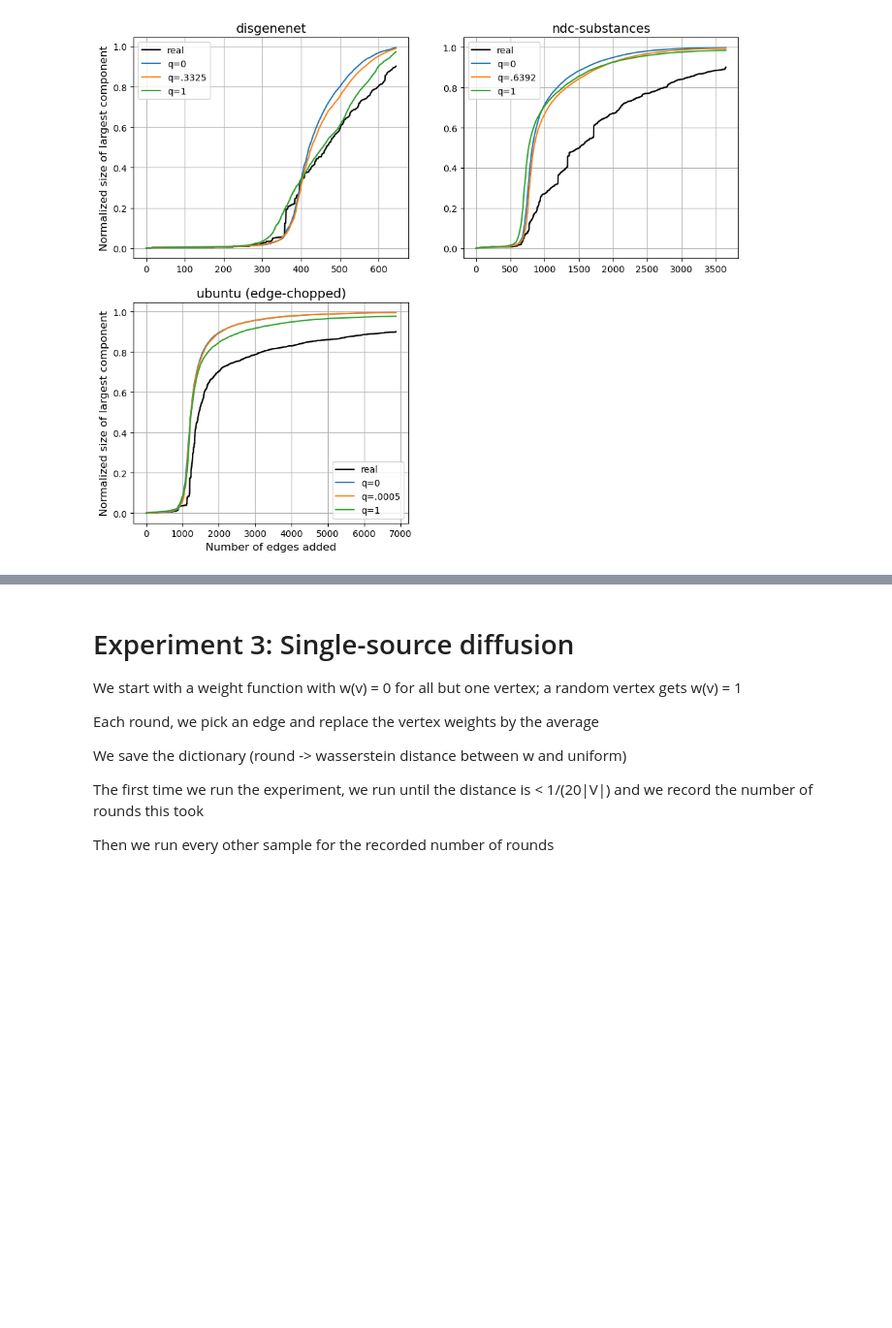
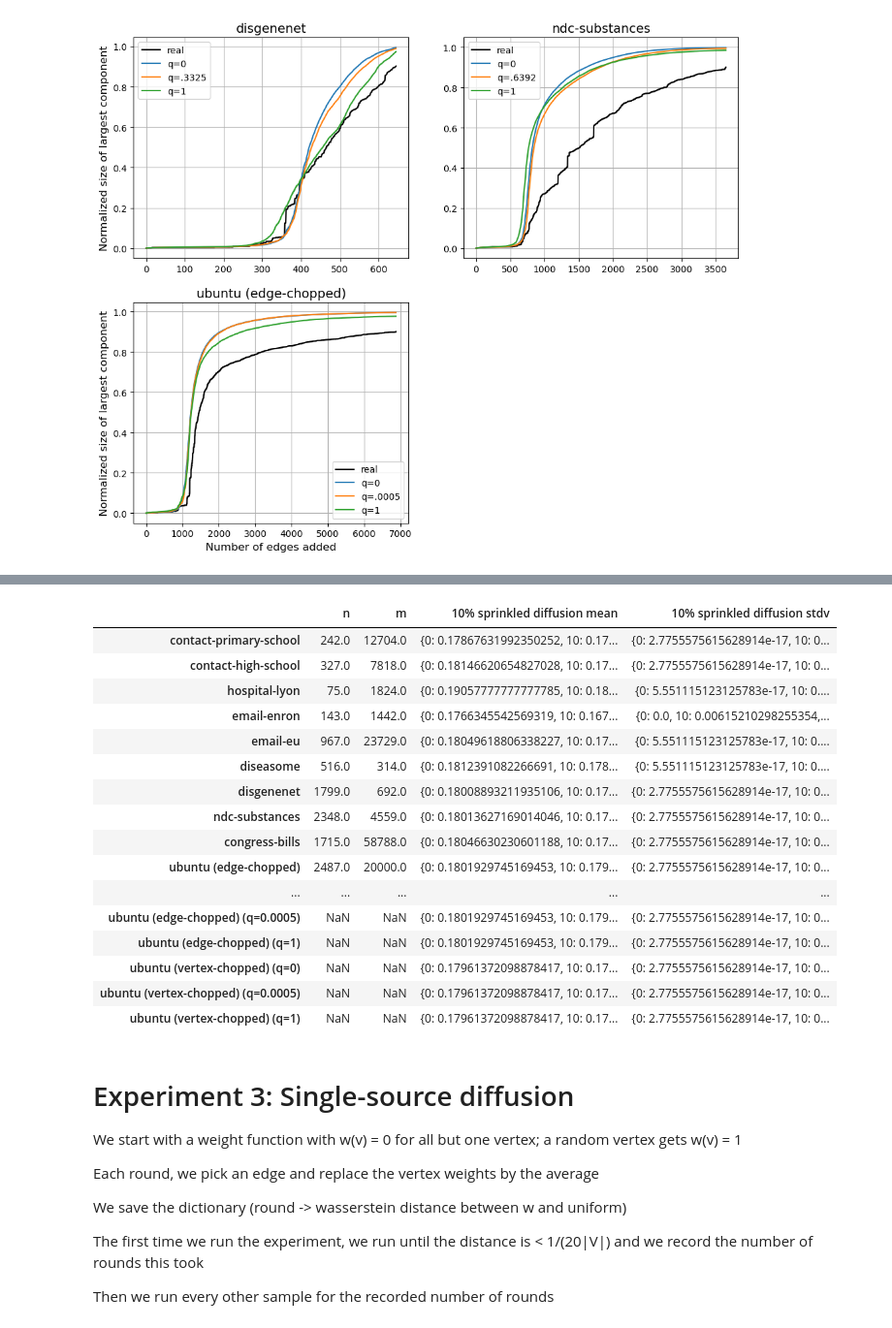
Before and after one commit to emilylackershire/Simplicial_Ratio, a Jupyter notebook: Experiments/Experiments.ipynb, the cells around one changed output, grey strips where cells are left out. Shown at 97% size. Cells and saved outputs as stored; diff of their text form; code cells hidden in the pictures; blank space fills up the shorter version.

```diff
--- a/Experiments/Experiments.ipynb
+++ b/Experiments/Experiments.ipynb
@@ -908,3 +986,23 @@ for ctr, dataset in enumerate(names):
+# %%
+df
+# %% [output]
+|  | n | m | 10% sprinkled diffusion mean | 10% sprinkled diffusion stdv |
+| contact-primary-school | 242.0 | 12704.0 | {0: 0.17867631992350252, 10: 0.17... | {0: 2.7755575615628914e-17, 10: 0... |
+| contact-high-school | 327.0 | 7818.0 | {0: 0.18146620654827028, 10: 0.17... | {0: 2.7755575615628914e-17, 10: 0... |
+| hospital-lyon | 75.0 | 1824.0 | {0: 0.19057777777777785, 10: 0.18... | {0: 5.551115123125783e-17, 10: 0.... |
+| email-enron | 143.0 | 1442.0 | {0: 0.1766345542569319, 10: 0.167... | {0: 0.0, 10: 0.00615210298255354,... |
+| email-eu | 967.0 | 23729.0 | {0: 0.18049618806338227, 10: 0.17... | {0: 5.551115123125783e-17, 10: 0.... |
+| diseasome | 516.0 | 314.0 | {0: 0.1812391082266691, 10: 0.178... | {0: 5.551115123125783e-17, 10: 0.... |
+| disgenenet | 1799.0 | 692.0 | {0: 0.18008893211935106, 10: 0.17... | {0: 2.7755575615628914e-17, 10: 0... |
+| ndc-substances | 2348.0 | 4559.0 | {0: 0.18013627169014046, 10: 0.17... | {0: 2.7755575615628914e-17, 10: 0... |
+| congress-bills | 1715.0 | 58788.0 | {0: 0.18046630230601188, 10: 0.17... | {0: 2.7755575615628914e-17, 10: 0... |
+| ubuntu (edge-chopped) | 2487.0 | 20000.0 | {0: 0.1801929745169453, 10: 0.179... | {0: 2.7755575615628914e-17, 10: 0... |
+| ... | ... | ... | ... | ... |
+| ubuntu (edge-chopped) (q=0.0005) | NaN | NaN | {0: 0.1801929745169453, 10: 0.179... | {0: 2.7755575615628914e-17, 10: 0... |
+| ubuntu (edge-chopped) (q=1) | NaN | NaN | {0: 0.1801929745169453, 10: 0.179... | {0: 2.7755575615628914e-17, 10: 0... |
+| ubuntu (vertex-chopped) (q=0) | NaN | NaN | {0: 0.17961372098878417, 10: 0.17... | {0: 2.7755575615628914e-17, 10: 0... |
+| ubuntu (vertex-chopped) (q=0.0005) | NaN | NaN | {0: 0.17961372098878417, 10: 0.17... | {0: 2.7755575615628914e-17, 10: 0... |
+| ubuntu (vertex-chopped) (q=1) | NaN | NaN | {0: 0.17961372098878417, 10: 0.17... | {0: 2.7755575615628914e-17, 10: 0... |
 # %% [markdown]
 # Experiment 3: Single-source diffusion
 We start with a weight function with w(v) = 0 for all but one vertex; a random vertex gets w(v) = 1
```
Also changed, not shown: parts of 4 cells of this notebook.
